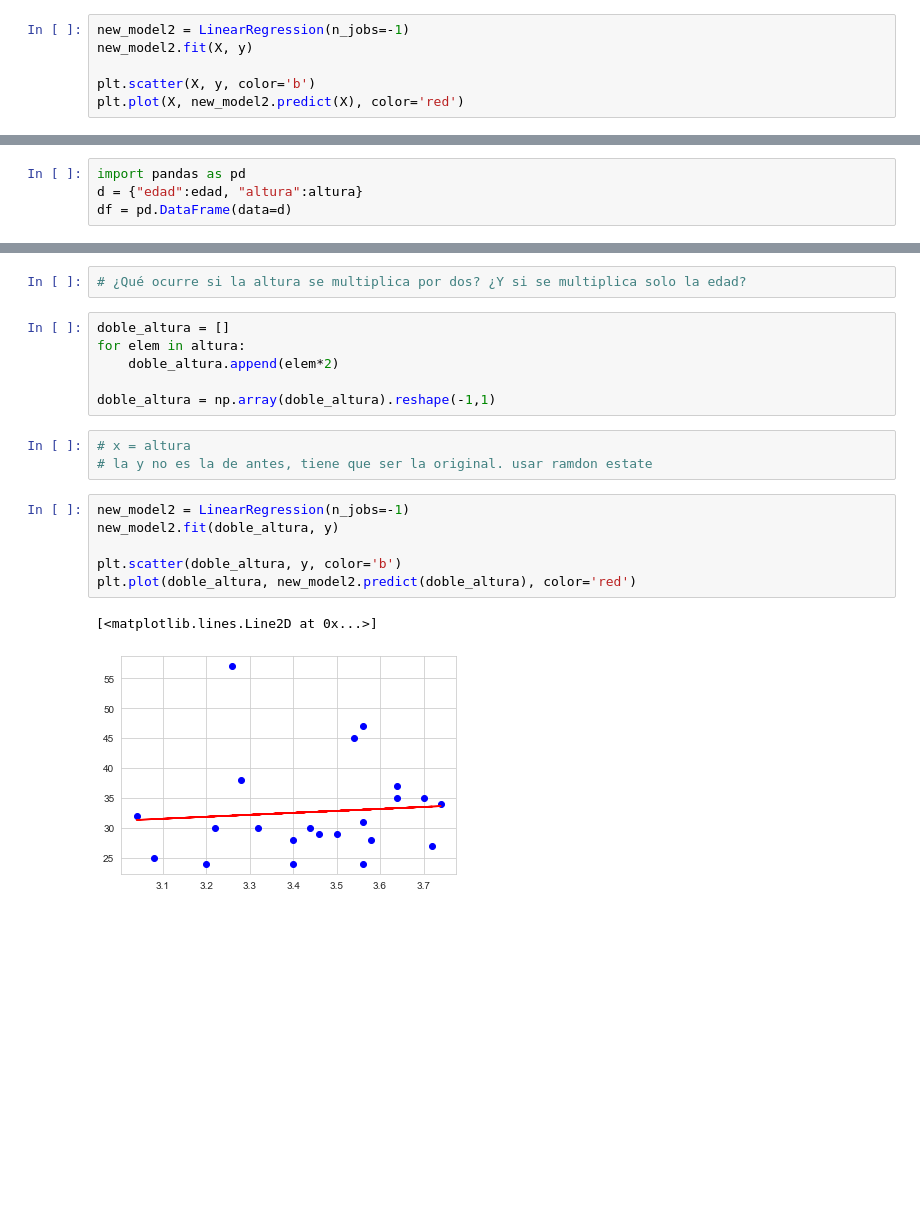
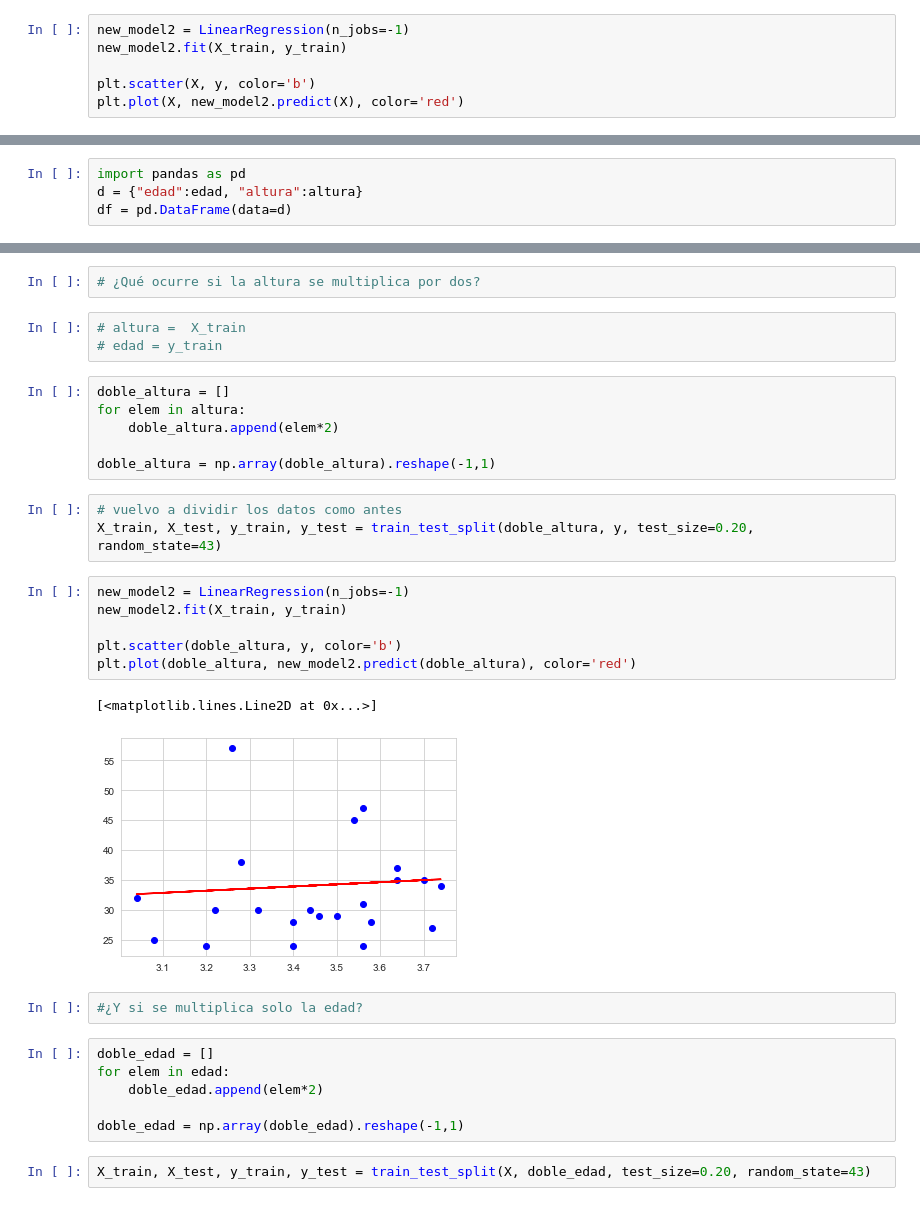
Before and after one commit to SoniaCobPac/the_bridge_bootcamp, a Jupyter notebook: week8_EDA_project_ML_lr/day5_ml_linear_regression/exercises/height_weight.ipynb, the cells around one changed output, grey strips where cells are left out. Drawn from its saved outputs; the diff is of its cells as text; blank space fills up the shorter version.

```diff
--- a/week8_EDA_project_ML_lr/day5_ml_linear_regression/exercises/height_weight.ipynb
+++ b/week8_EDA_project_ML_lr/day5_ml_linear_regression/exercises/height_weight.ipynb
@@ -37,6 +40,6 @@ y = np.array(y).reshape(-1,1)
 # %%
 new_model2 = LinearRegression(n_jobs=-1)
-new_model2.fit(X, y)
+new_model2.fit(X_train, y_train)
 
 plt.scatter(X, y, color='b')
 plt.plot(X, new_model2.predict(X), color='red')
@@ -82,22 +83,35 @@ sns.heatmap(df.corr(), annot = True)
 <AxesSubplot:>
 [figure]
 # %%
-# ¿Qué ocurre si la altura se multiplica por dos? ¿Y si se multiplica solo la edad?
+# ¿Qué ocurre si la altura se multiplica por dos?
+# %%
+# altura =  X_train
+# edad = y_train
 # %%
 doble_altura = []
 for elem in altura:
     doble_altura.append(elem*2)
 
 doble_altura = np.array(doble_altura).reshape(-1,1)
-# %%
-# x = altura
-# la y no es la de antes, tiene que ser la original. usar ramdon estate
+# %%
+# vuelvo a dividir los datos como antes
+X_train, X_test, y_train, y_test = train_test_split(doble_altura, y, test_size=0.20, random_state=43)
 # %%
 new_model2 = LinearRegression(n_jobs=-1)
-new_model2.fit(doble_altura, y)
+new_model2.fit(X_train, y_train)
 
 plt.scatter(doble_altura, y, color='b')
 plt.plot(doble_altura, new_model2.predict(doble_altura), color='red')
 # %% [output]
 [<matplotlib.lines.Line2D at 0x...>]
-[figure, old version]
+[figure, new version]
+# %%
+#¿Y si se multiplica solo la edad?
+# %%
+doble_edad = []
+for elem in edad:
+    doble_edad.append(elem*2)
+
+doble_edad = np.array(doble_edad).reshape(-1,1)
+# %%
+X_train, X_test, y_train, y_test = train_test_split(X, doble_edad, test_size=0.20, random_state=43)
```
Also changed, not shown: parts of 10 cells of this notebook, 18 other files.
